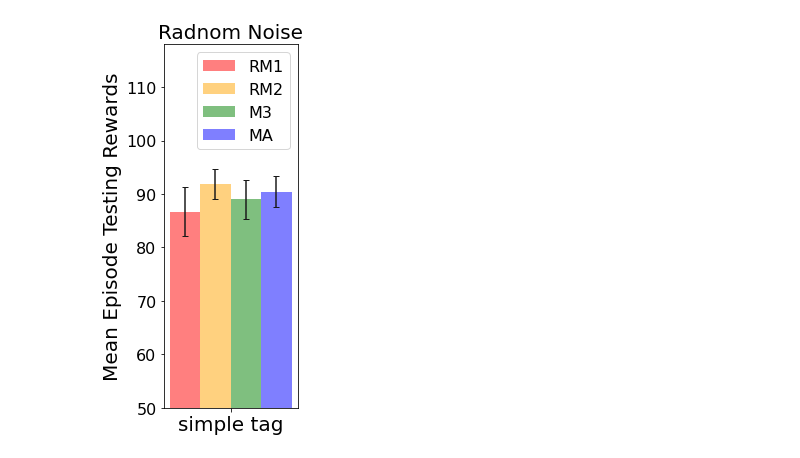
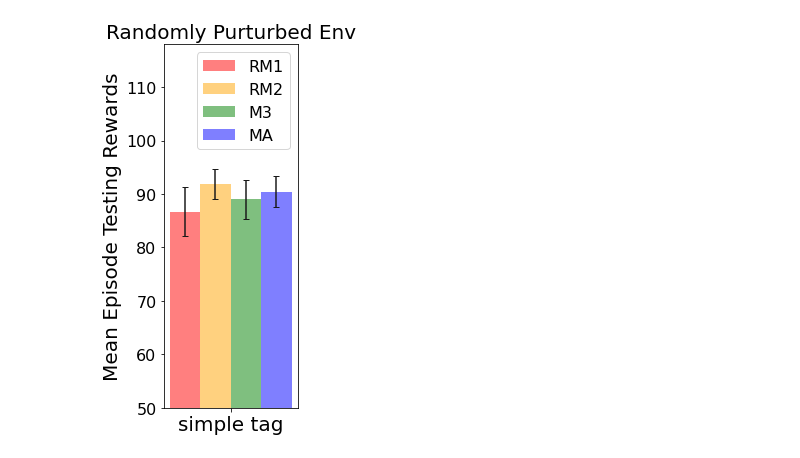
Before and after one commit to SihongHo/2022_rl, a Jupyter notebook: Figure_random.ipynb, the cells around one changed output. Drawn from its saved outputs; the diff is of its cells as text; code cells hidden in the pictures.

```diff
--- a/Figure_random.ipynb
+++ b/Figure_random.ipynb
@@ -145,32 +145,32 @@ rects1 = ax.bar(index, means_rmaac1, bar_width,
                 yerr=std_rmaac1, error_kw=error_config, capsize = 3,
                 label='RM1')
 
 rects1_2 = ax.bar(index + bar_width * 1, means_rmaac2, bar_width,
                 alpha=opacity, color='orange',
                 yerr=std_rmaac2, error_kw=error_config, capsize = 3,
                 label='RM2')
 
 rects2 = ax.bar(index + bar_width * 2, means_m3ddpg, bar_width,
                 alpha=opacity, color='g',
                 yerr=std_m3ddpg, error_kw=error_config, capsize = 3,
                 label='M3')
 
 rects2 = ax.bar(index + bar_width * 3, means_maddpg, bar_width,
                 alpha=opacity, color='b',
                 yerr=std_maddpg, error_kw=error_config, capsize = 3,
                 label='MA')
 
 # ax.set_xlabel('Scenario')
 ax.set_ylabel('Mean Episode Testing Rewards', fontsize=20)
-ax.set_title('Radnom Noise', fontsize=20)
+ax.set_title('Randomly Purturbed Env', fontsize=20)
 ax.set_xticks(index + 1.5*bar_width)
 ax.set_xticklabels(('simple tag',), fontsize=20)
 ax.tick_params(axis='y', labelsize=16)
 ax.legend(fontsize=16)
 # ax.set_xlim([xmin, xmax])
 ax.set_ylim([50, 118])
 
 fig.tight_layout()
 plt.show()
 # %% [output]
-[figure, old version]
+[figure, new version]
```
Also changed, not shown: parts of 2 cells of this notebook, 1 other file.
